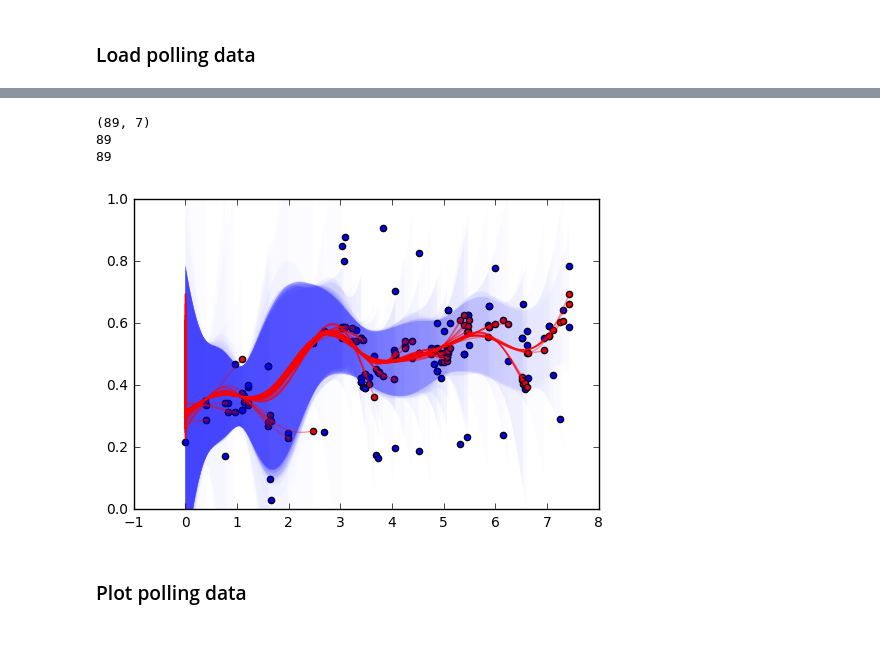
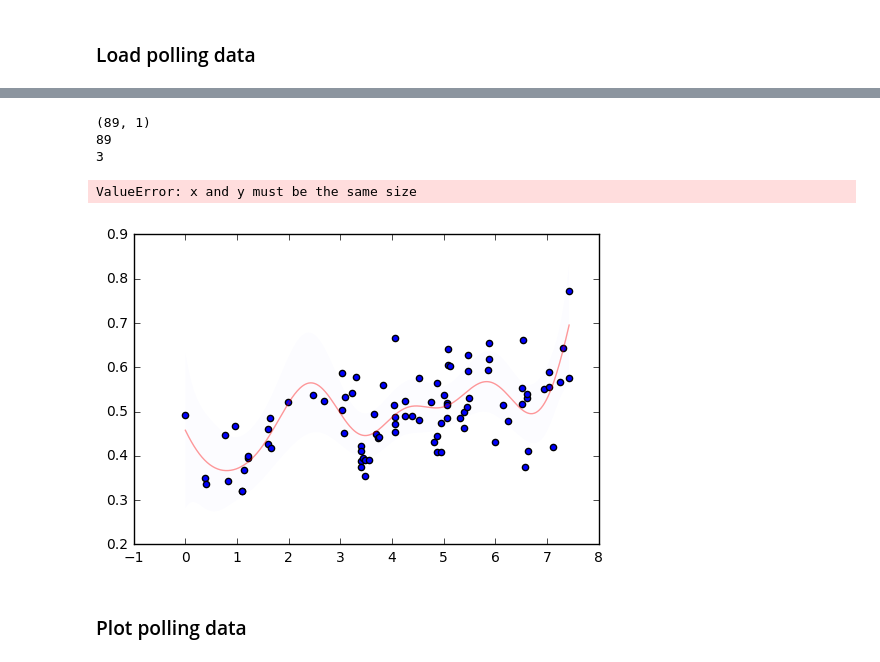
Before and after one commit to dallascard/predicting_public_opinion, a Jupyter notebook: immigration.ipynb, the cells around one changed output, grey strips where cells are left out. Drawn from its saved outputs; the diff is of its cells as text; code cells hidden in the pictures.

```diff
--- a/immigration.ipynb
+++ b/immigration.ipynb
@@ -120,47 +199,47 @@ x = np.array(diffs) / 1000.0
 X = np.atleast_2d(x).T
 
 #poll_names = ['PSRAIMM', 'SPIMMIG', 'IMMRATE', 'CNNIMM', 'IMMLEGAL']
-poll_names = misc.get_top_poll_questions(polls)[1:]
-X = np.hstack([X, combined[poll_names].as_matrix()])
+#poll_names = misc.get_top_poll_questions(polls)[1:]
+#X = np.hstack([X, combined[poll_names].as_matrix()])
 print X.shape
 
-#print X
-
-y = combined['Value'].values
+y = combined['normalized'].values
 plt.scatter(x, y)
 
 #for i in range(2, len(y)):
 predictions = [np.NaN, np.NaN]
 sigmas = [np.NaN, np.NaN]
-for i in range(2, len(y)):
+for i in range(len(y)-1, len(y)):
     gp = GaussianProcessRegressor(normalize_y=True, alpha=0.01)
 
     gp.fit(X[:i, :], y[:i])
 
     n_pred_points = i*5
     x_pred = np.atleast_2d(np.linspace(x[0], x[i], n_pred_points)).T
-    X_pred = np.hstack([x_pred, np.zeros([n_pred_points, len(poll_names)])])
+    X_pred = x_pred
+    #X_pred = np.hstack([x_pred, np.zeros([n_pred_points, len(poll_names)])])
 
     y_pred, sigma = gp.predict(X_pred, return_std=True)
     plt.plot(X_pred, y_pred, 'r-', label=u'Prediction', alpha=0.4)
     plt.fill(np.concatenate([X_pred, X_pred[::-1]]),
              np.concatenate([y_pred - 1.9600 * sigma,
                             (y_pred + 1.9600 * sigma)[::-1]]),
              alpha=.01, fc='b', ec='None', label='95% confidence interval')
     predictions.append(y_pred[-1])
     sigmas.append(sigma[-1])
 
 print len(x)
 print len(predictions)
 plt.scatter(x, predictions, c='r')
 plt.ylim(0, 1)
 combined['gp_pred'] = predictions
 combined['sigmas'] = sigmas
 # %% [output]
-(89, 7)
+(89, 1)
 89
-89
+3
+ValueError: x and y must be the same size
-[figure, old version]
+[figure, new version]
 # %% [markdown]
 ### Plot polling data
 # %%
```
Also changed, not shown: parts of 20 cells of this notebook, 9 other files.
